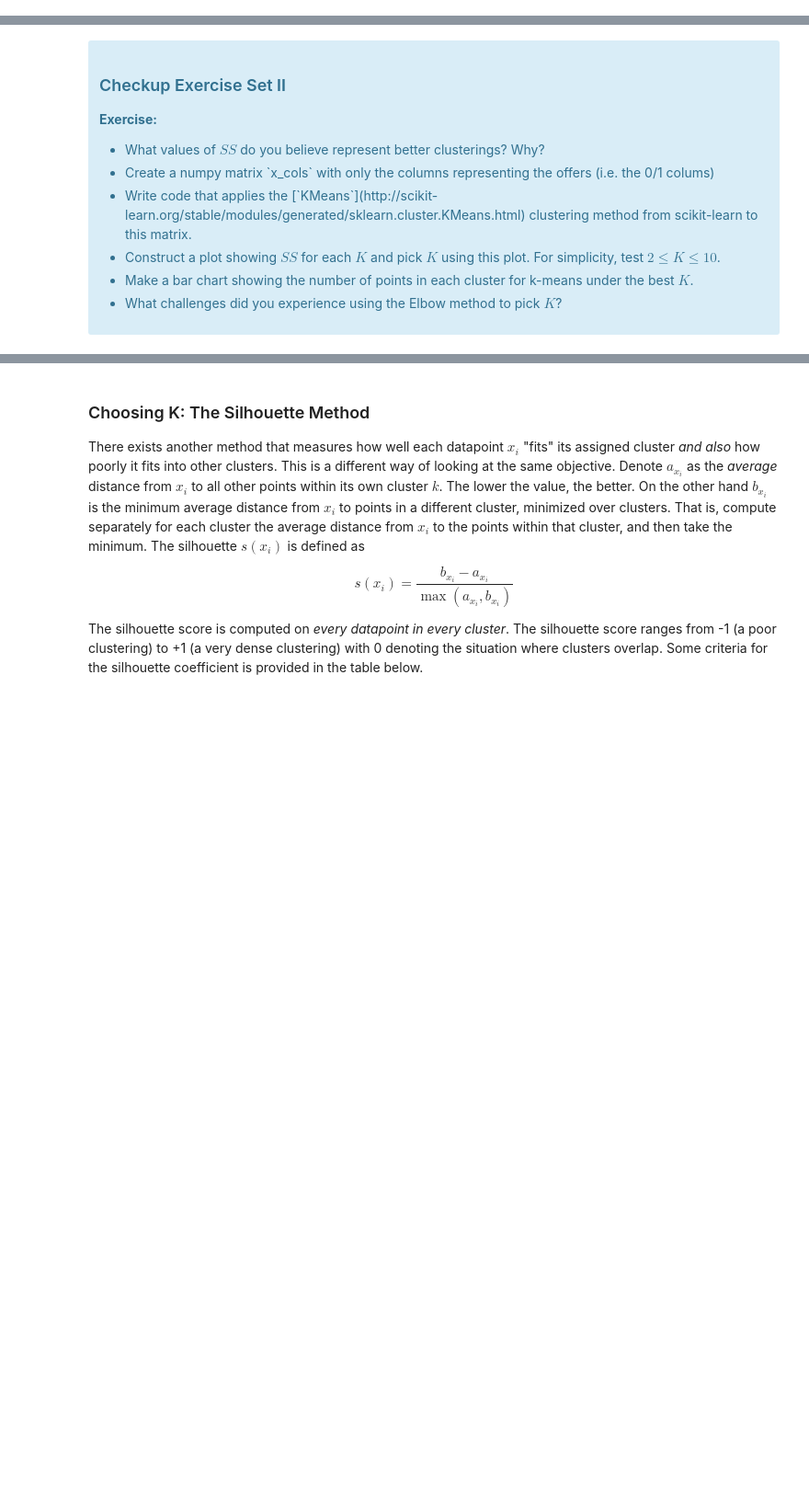
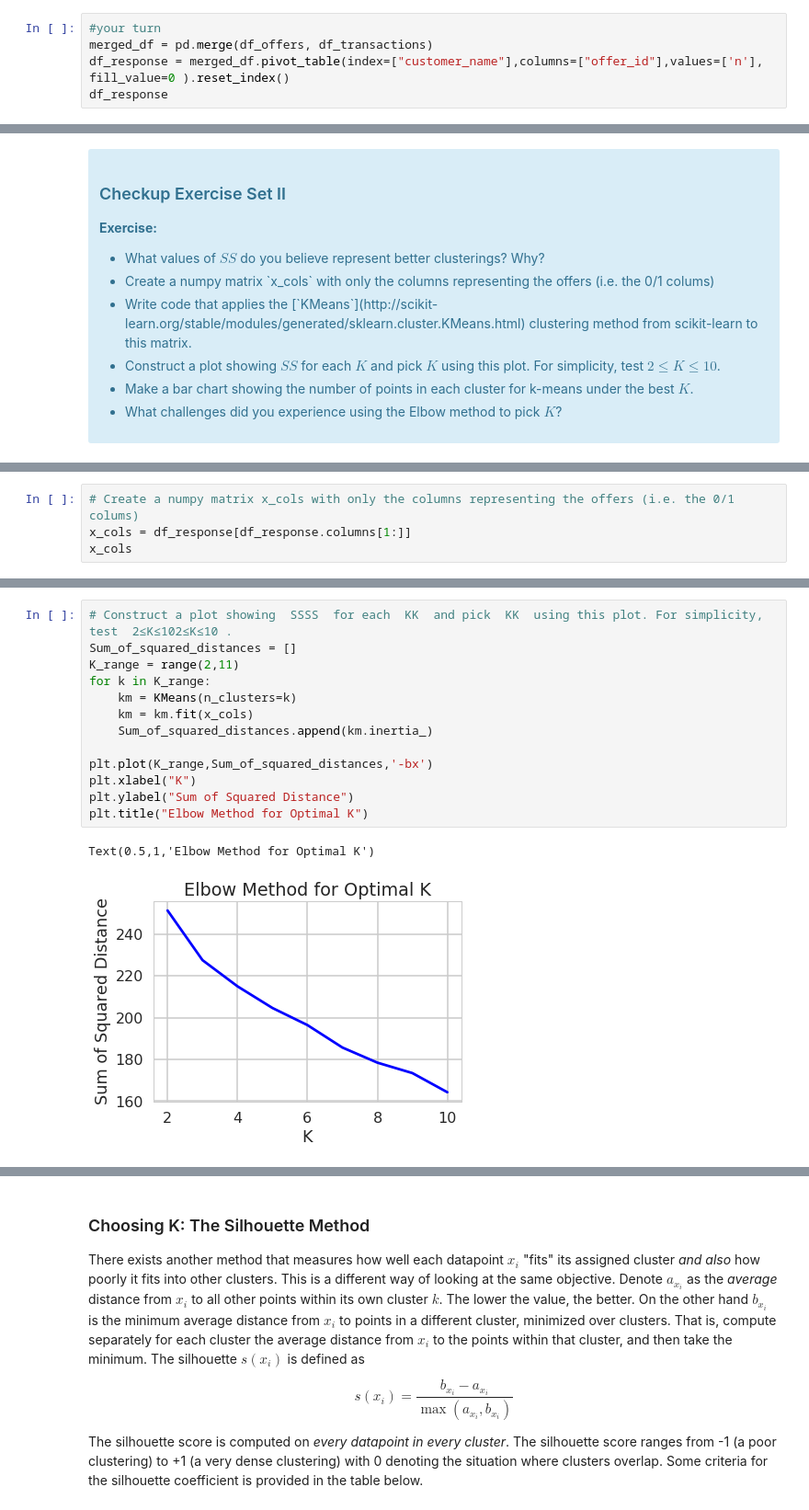
Before and after one commit to chiknes/Springboard-Mini-Projects, a Jupyter notebook: aic-8_2_10_clustering-mini-project/Mini_Project_Clustering.ipynb, the cells around one changed output, grey strips where cells are left out. Shown at 92% size. Drawn from its saved outputs; the diff is of its cells as text; blank space fills up the shorter version.

```diff
--- a/aic-8_2_10_clustering-mini-project/Mini_Project_Clustering.ipynb
+++ b/aic-8_2_10_clustering-mini-project/Mini_Project_Clustering.ipynb
@@ -48,0 +61,5 @@ The first thing we need is a way to compare customers. To do this, we're going t
+# %%
+#your turn
+merged_df = pd.merge(df_offers, df_transactions)
+df_response = merged_df.pivot_table(index=["customer_name"],columns=["offer_id"],values=['n'], fill_value=0 ).reset_index()
+df_response
@@ -76,0 +112,4 @@ where $x_i$ is a point, $C_k$ represents cluster $k$ and $\mu_k$ is the centroid
+# %%
+# Create a numpy matrix x_cols with only the columns representing the offers (i.e. the 0/1 colums)
+x_cols = df_response[df_response.columns[1:]]
+x_cols
@@ -76,0 +169,16 @@ where $x_i$ is a point, $C_k$ represents cluster $k$ and $\mu_k$ is the centroid
+# %%
+# Construct a plot showing  SSSS  for each  KK  and pick  KK  using this plot. For simplicity, test  2≤K≤102≤K≤10 .
+Sum_of_squared_distances = []
+K_range = range(2,11)
+for k in K_range:
+    km = KMeans(n_clusters=k)
+    km = km.fit(x_cols)
+    Sum_of_squared_distances.append(km.inertia_)
+
+plt.plot(K_range,Sum_of_squared_distances,'-bx')
+plt.xlabel("K")
+plt.ylabel("Sum of Squared Distance")
+plt.title("Elbow Method for Optimal K")
+# %% [output]
+Text(0.5,1,'Elbow Method for Optimal K')
+[figure, added]
```
Also changed, not shown: parts of 21 cells of this notebook, 5 other files.
